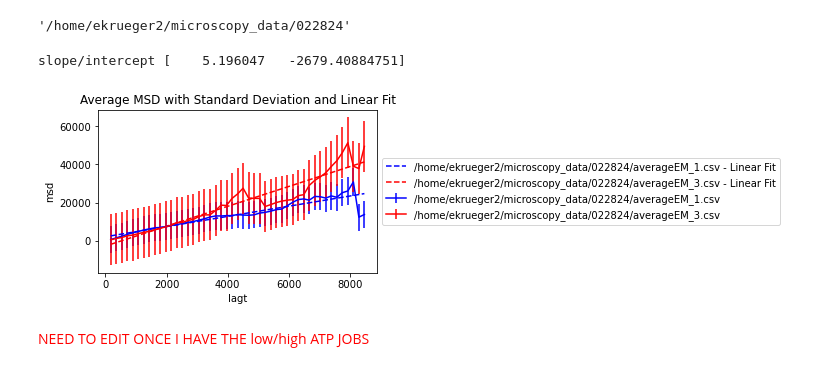
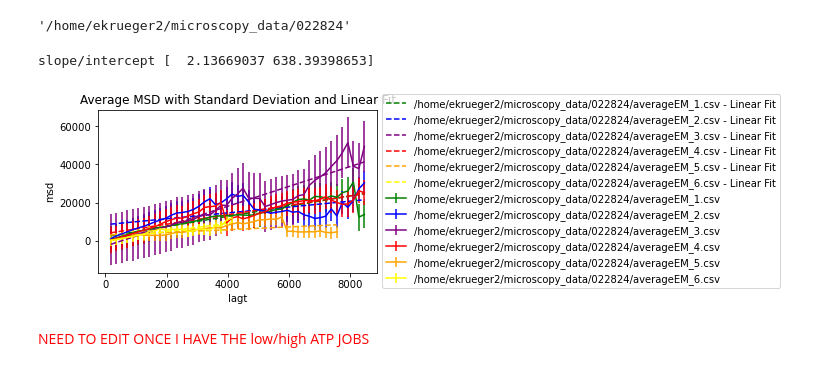
Before and after one commit to huskeypm/cellmigration, a Jupyter notebook: expt_analysis.ipynb, the cells around one changed output. Saved outputs shown, nothing was run; the diff lists cells and outputs as text; code cells hidden in the pictures.

```diff
--- a/expt_analysis.ipynb
+++ b/expt_analysis.ipynb
@@ -88,9 +82,9 @@ user = "Emily"
 #user = "PKH"
 useGdrive = False
 if user == "Emily":
-  name='3'
-  path="/home/ekrueger2/microscopy_data/022824"
-  fileName=path+"/Position_{}_movie.tif".format(name)
+  name='1'
+  path="/home/ekrueger2/microscopy_data/022624"
+  fileName=path+"/Capture1-Position{}_XY1708990389_Z0_T000_C0.tif".format(name)
     #fileName=r"C:\Users\ekrue\Downloads\12_13_23_{}.tif".format(name)
 elif user == "PKH":
   name = "Position_1" #
@@ -108,7 +102,9 @@ fr = 180 # s/fr # experiment
 
 # image processing parameters (disable downsample and crop for full analyses )
 downsampleRate = 10
-crop=[[300,900],[300,900]]
+#crop=[[300,900],[300,900]]
+crop=[[300,600],[500,800]]
+
 thresh=105
 
 
@@ -299,25 +300,29 @@ path
 # %%
 # import average MSD csv files and plot with Std and linear fit
 
 average_MSD_files={
     'averageEM_Position1.csv':{"color": "blue"},
     'averageEM_Position2.csv':{"color": "purple"},
     'averageEM_Position3.csv':{"color": "red"},
     'averageEM_Position4.csv':{"color": "orange"},
     'averageEM_Position5.csv':{"color": "yellow"},
     'averageEM_Position6.csv':{"color": "green"}
     }
 average_MSD_files={
-    path+'/averageEM_1.csv':{"color": "blue"},
-    path+'/averageEM_3.csv':{"color": "red"},
+    path+'/averageEM_1.csv':{"color": "green"},
+    path+'/averageEM_2.csv':{"color": "blue"},
+    path+'/averageEM_3.csv':{"color": "purple"},
+    path+'/averageEM_4.csv':{"color": "red"},
+    path+'/averageEM_5.csv':{"color": "orange"},
+    path+'/averageEM_6.csv':{"color": "yellow"},
 }
 
 
 fittingRange=[0,100]
 tc.doMSDFit(average_MSD_files, fittingRange=fittingRange)
 # %% [output]
-slope/intercept [    5.196047   -2679.40884751]
+slope/intercept [  2.13669037 638.39398653]
-[figure, old version]
+[figure, new version]
 # %% [markdown]
 
 
```
Also changed, not shown: parts of 8 cells of this notebook, 1 other file.
